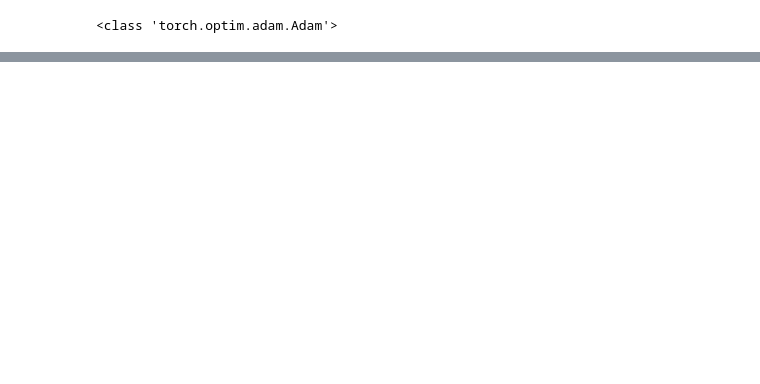
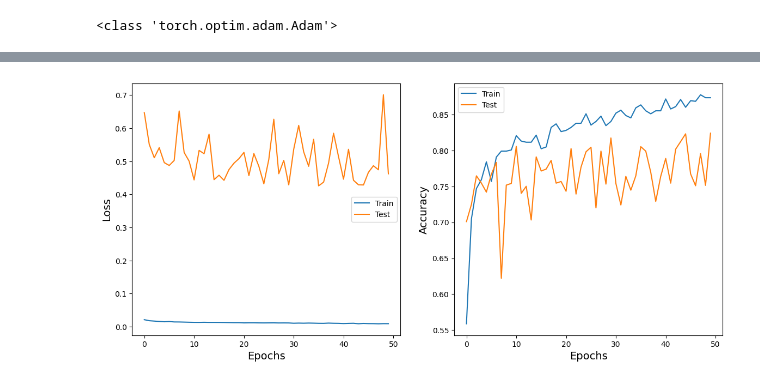
Before and after one commit to lnsayer/personal_repo, a Jupyter notebook: drug discovery with BACE dataset/graph_classification_bace_dataset.ipynb, the cells around one changed output, grey strips where cells are left out. Drawn from its saved outputs; the diff is of its cells as text; code cells hidden in the pictures; blank space fills up the shorter version.

```diff
--- a/drug discovery with BACE dataset/graph_classification_bace_dataset.ipynb
+++ b/drug discovery with BACE dataset/graph_classification_bace_dataset.ipynb
@@ -480,10 +495,11 @@ class GINConvClassifier(torch.nn.Module):
     super().__init__()
 
     self.convs = torch.nn.ModuleList()
+    self.conv = GINConv
 
     for _ in range(num_layers):
       mlp = MLP([in_channels, hidden_channels, hidden_channels])
-      self.convs.append(GINConv(nn=mlp, train_eps=False))
+      self.convs.append(self.conv(nn=mlp, train_eps=False))
       in_channels = hidden_channels
 
     self.mlp = MLP([hidden_channels, hidden_channels, out_channels], norm = None, dropout = 0.5)
@@ -847,0 +925,4 @@ loss_and_acc_plots(graphconv_results)
+# %%
+loss_and_acc_plots(ginconv_results)
+# %% [output]
+[figure, added]
```
Also changed, not shown: parts of 26 cells of this notebook.
